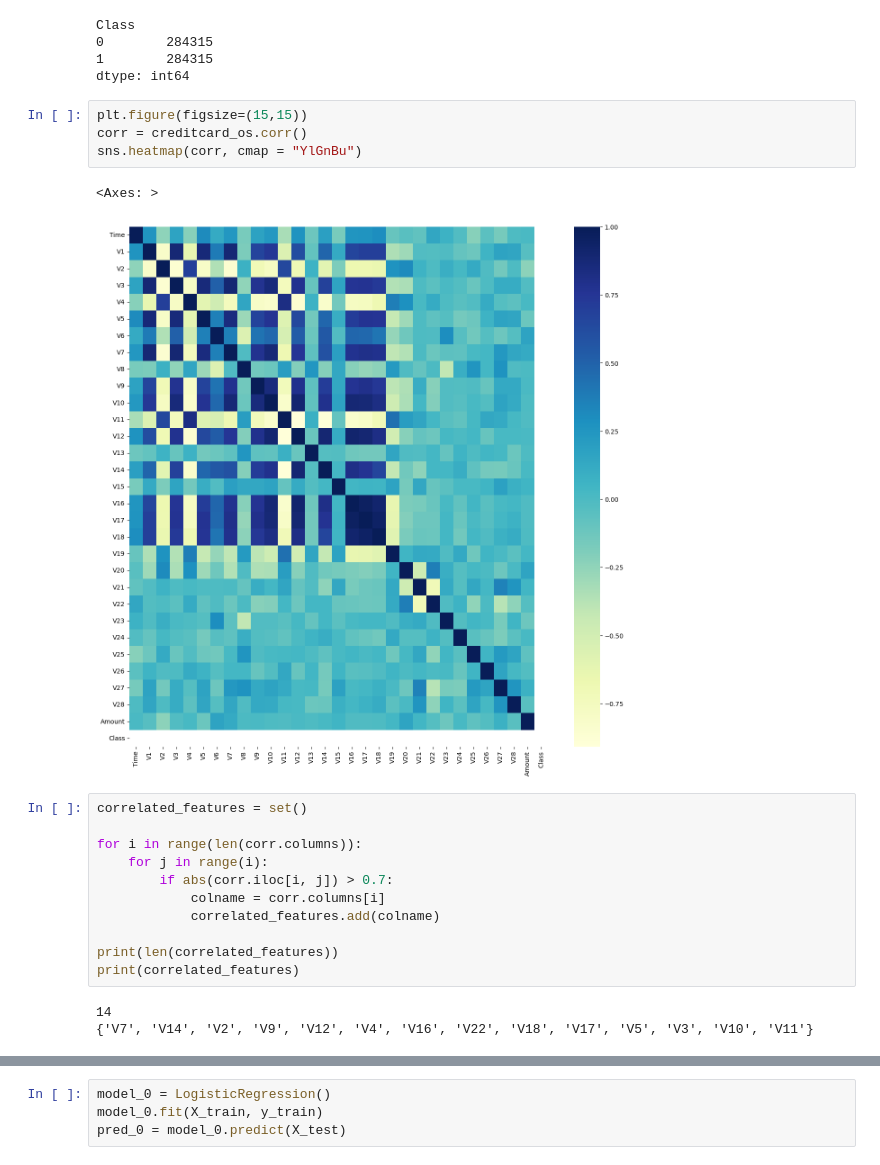
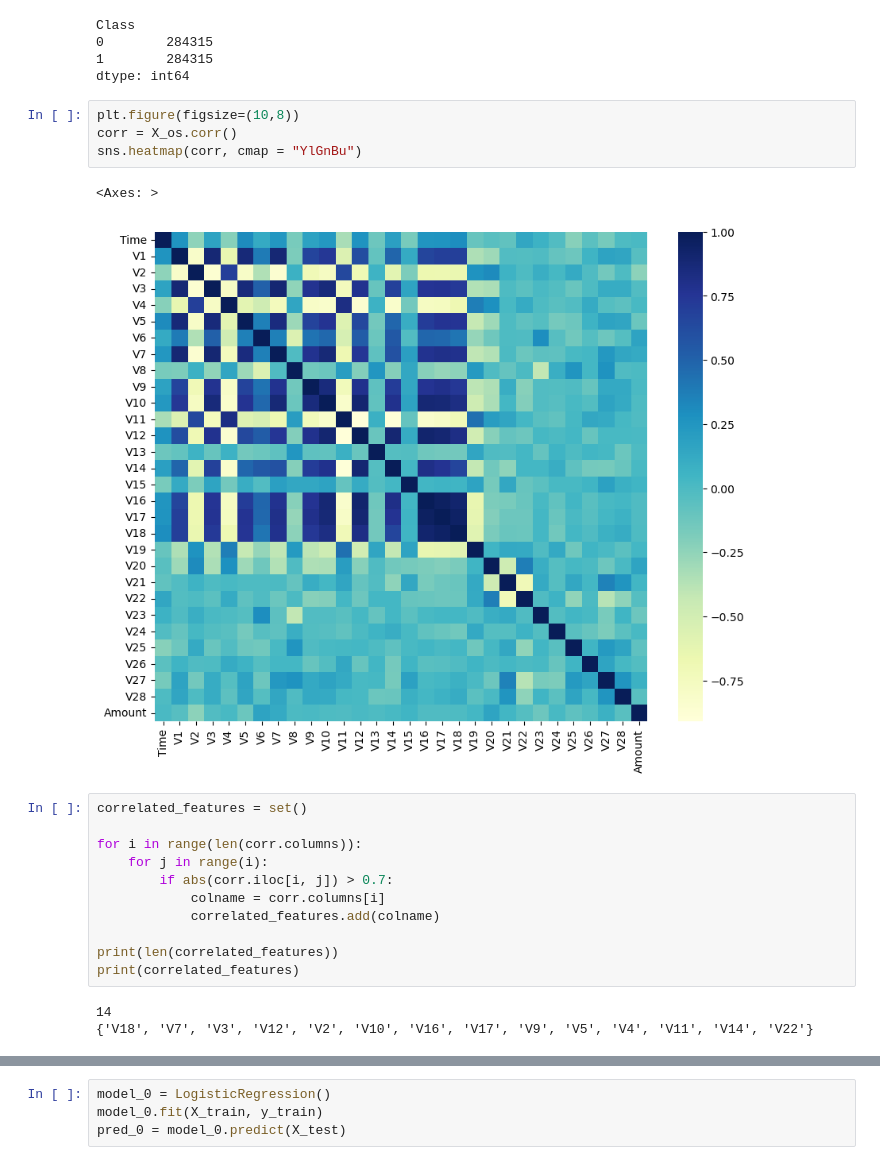
Before and after one commit to Egor-Shulga/credit-card-fraud-detection, a Jupyter notebook: CCFD.ipynb, the cells around one changed output, grey strips where cells are left out. Drawn from its saved outputs; the diff is of its cells as text.

```diff
--- a/CCFD.ipynb
+++ b/CCFD.ipynb
@@ -157,12 +158,12 @@ Class
 1        284315
 dtype: int64
 # %%
-plt.figure(figsize=(15,15))
-corr = creditcard_os.corr()
+plt.figure(figsize=(10,8))
+corr = X_os.corr()
 sns.heatmap(corr, cmap = "YlGnBu")
 # %% [output]
 <Axes: >
-[figure, old version]
+[figure, new version]
 # %%
 correlated_features = set()
 
@@ -176,7 +177,7 @@ print(len(correlated_features))
 print(correlated_features)
 # %% [output]
 14
-{'V7', 'V14', 'V2', 'V9', 'V12', 'V4', 'V16', 'V22', 'V18', 'V17', 'V5', 'V3', 'V10', 'V11'}
+{'V18', 'V7', 'V3', 'V12', 'V2', 'V10', 'V16', 'V17', 'V9', 'V5', 'V4', 'V11', 'V14', 'V22'}
 # %%
 X_os = X_os[list(correlated_features)]
 X_os
```
Also changed, not shown: parts of 34 cells of this notebook.
